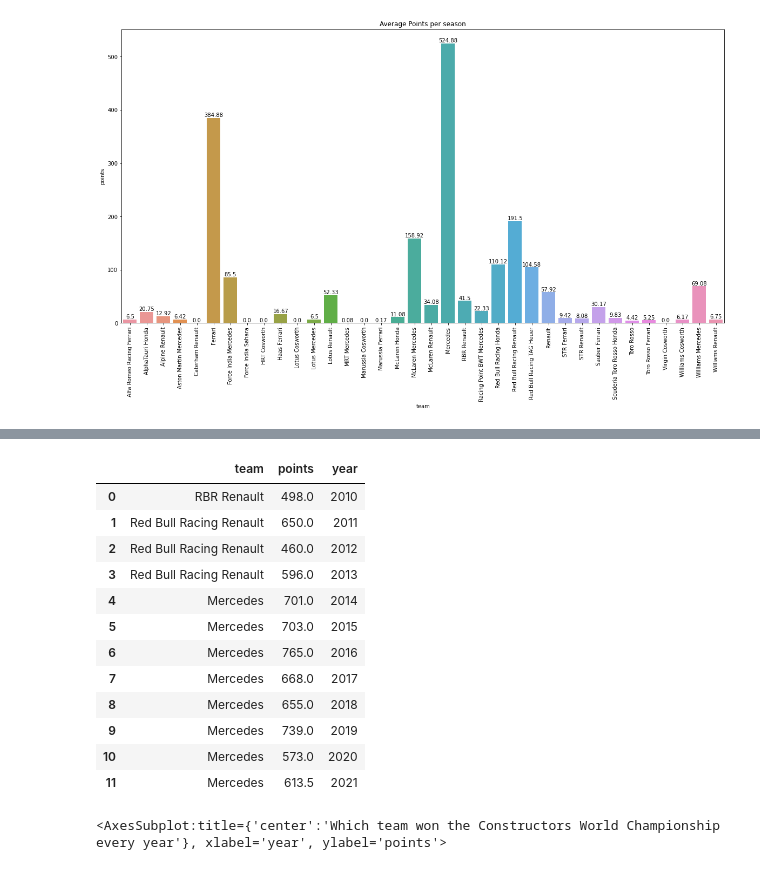
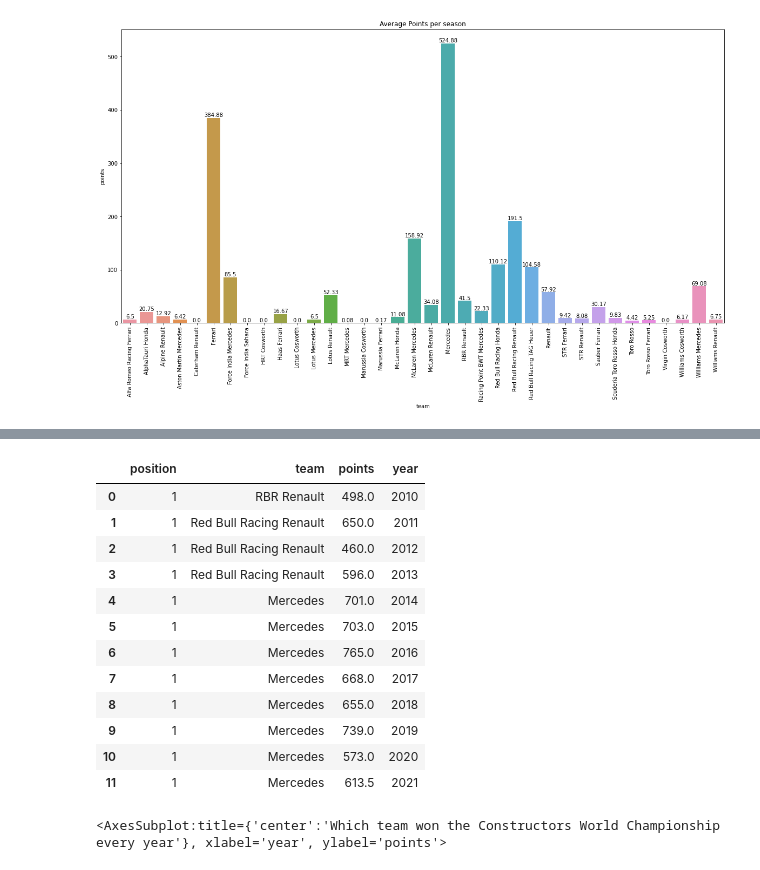
Before and after one commit to tanmaybankar/Formula-One, a Jupyter notebook: Formula One.ipynb, the cells around one changed output, grey strips where cells are left out. Saved outputs shown, nothing was run; the diff lists cells and outputs as text; code cells hidden in the pictures.

```diff
--- a/Formula One.ipynb
+++ b/Formula One.ipynb
@@ -161,23 +99,26 @@ max_points_per_season
 # %%
+constructors_world_champion = pd.DataFrame(constructors[constructors.groupby(["year"])["points"].transform("max")==constructors["points"]])
+constructors_world_champion
+
+
 #indexfixing
-max_points_per_season.reset_index(level = 0, inplace=True)
-max_points_per_season.drop("index", axis=1, inplace=True)
-#max_points_per_season.drop("position", axis=1, inplace=True)
-max_points_per_season
+constructors_world_champion.reset_index(level = 0, inplace=True)
+constructors_world_champion.drop("index", axis=1, inplace=True)
+constructors_world_champion
 # %% [output]
-|  | team | points | year |
-| 0 | RBR Renault | 498.0 | 2010 |
-| 1 | Red Bull Racing Renault | 650.0 | 2011 |
-| 2 | Red Bull Racing Renault | 460.0 | 2012 |
-| 3 | Red Bull Racing Renault | 596.0 | 2013 |
-| 4 | Mercedes | 701.0 | 2014 |
-| 5 | Mercedes | 703.0 | 2015 |
-| 6 | Mercedes | 765.0 | 2016 |
-| 7 | Mercedes | 668.0 | 2017 |
-| 8 | Mercedes | 655.0 | 2018 |
-| 9 | Mercedes | 739.0 | 2019 |
-| 10 | Mercedes | 573.0 | 2020 |
-| 11 | Mercedes | 613.5 | 2021 |
+|  | position | team | points | year |
+| 0 | 1 | RBR Renault | 498.0 | 2010 |
+| 1 | 1 | Red Bull Racing Renault | 650.0 | 2011 |
+| 2 | 1 | Red Bull Racing Renault | 460.0 | 2012 |
+| 3 | 1 | Red Bull Racing Renault | 596.0 | 2013 |
+| 4 | 1 | Mercedes | 701.0 | 2014 |
+| 5 | 1 | Mercedes | 703.0 | 2015 |
+| 6 | 1 | Mercedes | 765.0 | 2016 |
+| 7 | 1 | Mercedes | 668.0 | 2017 |
+| 8 | 1 | Mercedes | 655.0 | 2018 |
+| 9 | 1 | Mercedes | 739.0 | 2019 |
+| 10 | 1 | Mercedes | 573.0 | 2020 |
+| 11 | 1 | Mercedes | 613.5 | 2021 |
 # %%
 plt.figure(figsize=(15,5))
 plt.xticks(rotation=90)
```
Also changed, not shown: parts of 11 cells of this notebook.
